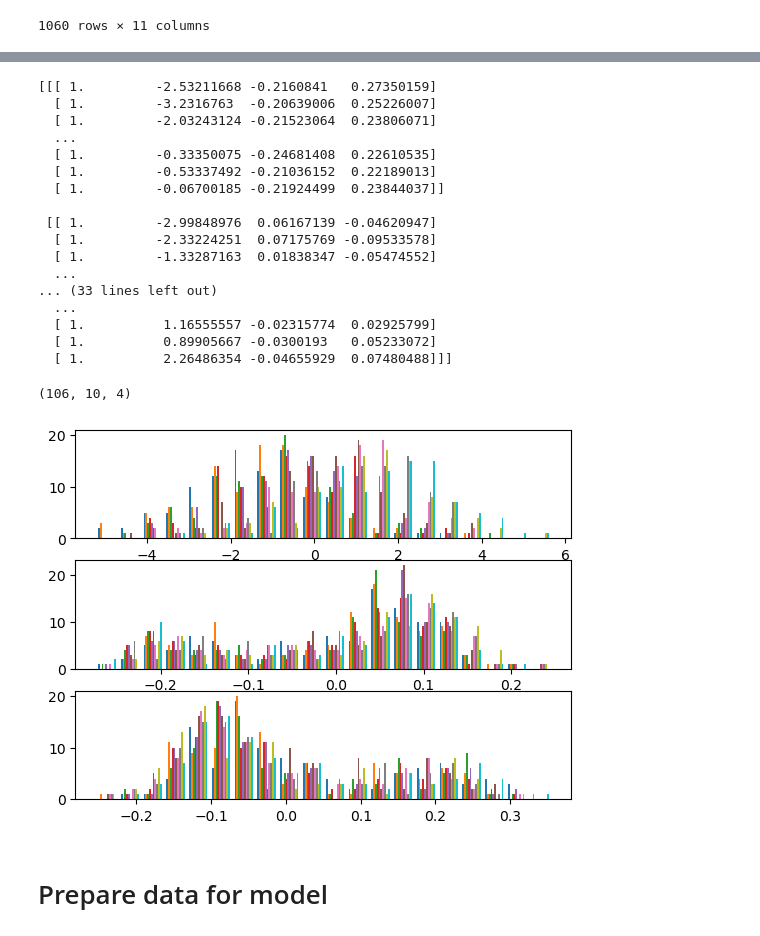
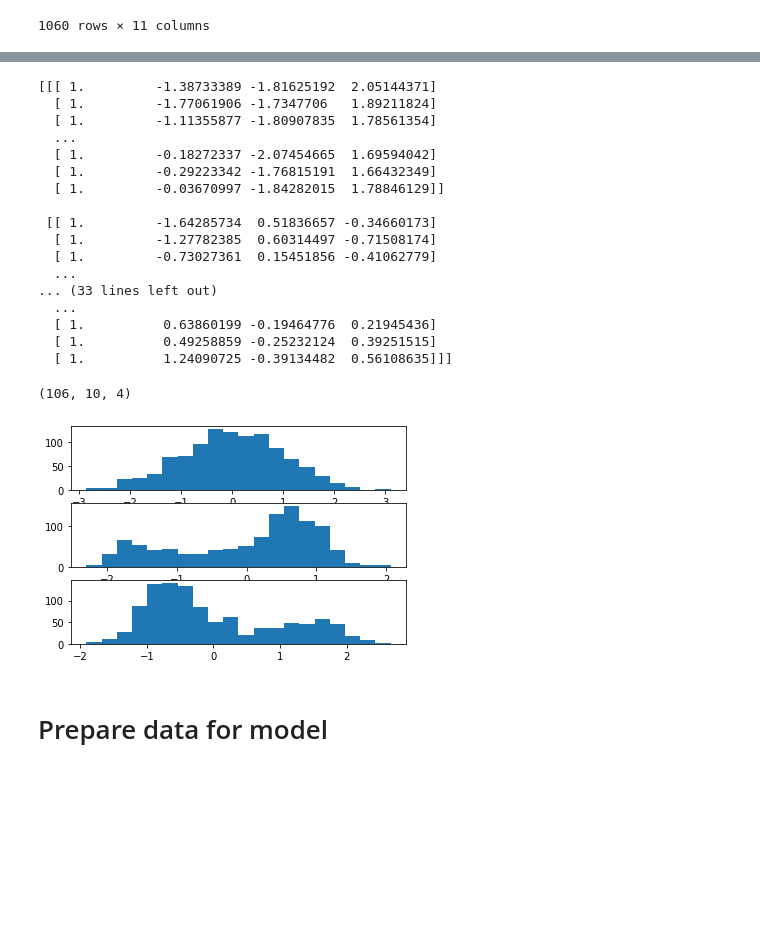
Before and after one commit to richilazza99/bayesian-project, a Jupyter notebook: True_Dataset_model.ipynb, the cells around one changed output, grey strips where cells are left out. Cells and saved outputs as stored; diff of their text form; code cells hidden in the pictures; blank space fills up the shorter version.

```diff
--- a/True_Dataset_model.ipynb
+++ b/True_Dataset_model.ipynb
@@ -74,11 +74,11 @@ plt.show()
 # %%
 #Standardization on X
-X1= (X1-np.mean(X1))/np.var(X1)
-X2= (X2-np.mean(X2))/np.var(X2)
-X3=(X3-np.mean(X3))/np.var(X3)
+X1= (X1-np.mean(X1))/np.sqrt(np.var(X1))
+X2= (X2-np.mean(X2))/np.sqrt(np.var(X2))
+X3=(X3-np.mean(X3))/np.sqrt(np.var(X3))
 
 #Standardization on Y
-y= (y-np.mean(y))/np.var(y)
+y= (y-np.mean(y))/np.sqrt(np.var(y))
 # %%
 P = 3
 X=np.ones((1060,P+1))
@@ -89,32 +89,32 @@ X_r = np.reshape(X,(106,10,P+1))
 print(X_r)
 X_r.shape
 # %% [output]
-[[[ 1.         -2.53211668 -0.2160841   0.27350159]
-  [ 1.         -3.2316763  -0.20639006  0.25226007]
-  [ 1.         -2.03243124 -0.21523064  0.23806071]
+[[[ 1.         -1.38733389 -1.81625192  2.05144371]
+  [ 1.         -1.77061906 -1.7347706   1.89211824]
+  [ 1.         -1.11355877 -1.80907835  1.78561354]
   ...
-  [ 1.         -0.33350075 -0.24681408  0.22610535]
-  [ 1.         -0.53337492 -0.21036152  0.22189013]
-  [ 1.         -0.06700185 -0.21924499  0.23844037]]
+  [ 1.         -0.18272337 -2.07454665  1.69594042]
+  [ 1.         -0.29223342 -1.76815191  1.66432349]
+  [ 1.         -0.03670997 -1.84282015  1.78846129]]
 
- [[ 1.         -2.99848976  0.06167139 -0.04620947]
-  [ 1.         -2.33224251  0.07175769 -0.09533578]
-  [ 1.         -1.33287163  0.01838347 -0.05474552]
+ [[ 1.         -1.64285734  0.51836657 -0.34660173]
+  [ 1.         -1.27782385  0.60314497 -0.71508174]
+  [ 1.         -0.73027361  0.15451856 -0.41062779]
   ...
 ... (33 lines left out)
   ...
-  [ 1.          1.16555557 -0.02315774  0.02925799]
-  [ 1.          0.89905667 -0.0300193   0.05233072]
-  [ 1.          2.26486354 -0.04655929  0.07480488]]]
+  [ 1.          0.63860199 -0.19464776  0.21945436]
+  [ 1.          0.49258859 -0.25232124  0.39251515]
+  [ 1.          1.24090725 -0.39134482  0.56108635]]]
 (106, 10, 4)
 # %%
 fig, axs = plt.subplots(3)
-axs[0].hist(X_r[:,:,1],bins=20)
-axs[1].hist(X_r[:,:,2],bins=20)
-axs[2].hist(X_r[:,:,3],bins=20)
+axs[0].hist(X1,bins=20)
+axs[1].hist(X2,bins=20)
+axs[2].hist(X3,bins=20)
 plt.show()
 # %% [output]
-[figure, old version]
+[figure, new version]
 # %%
 I= 106
 T= 10
```
Also changed, not shown: parts of 2 cells of this notebook, 35 other files.
